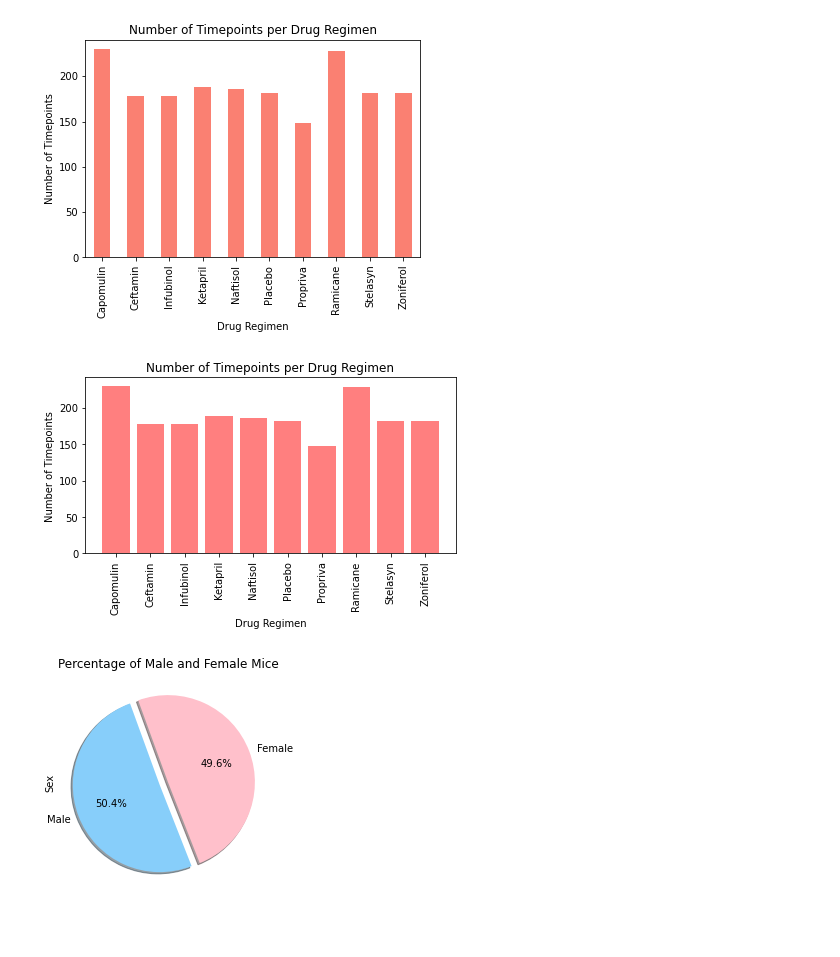
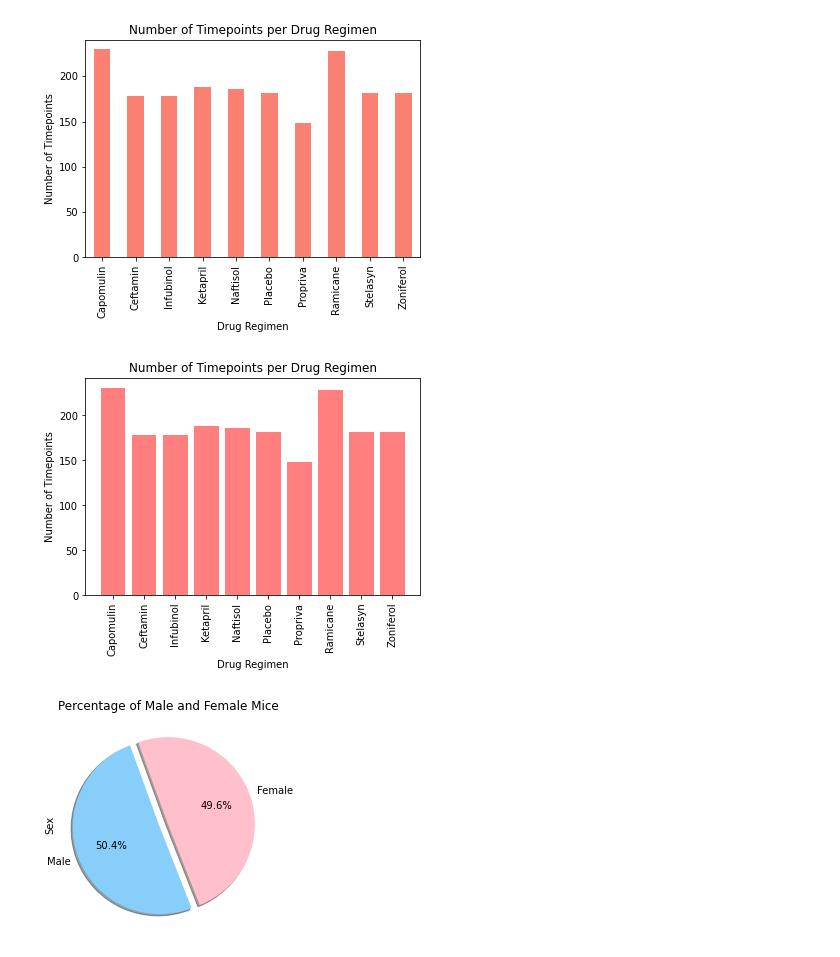
Before and after one commit to cseebec/Pharmaceutical_Analysis_Matplotlib, a Jupyter notebook: pymaceuticals_starter.ipynb, the cells around one changed output. Drawn from its saved outputs; the diff is of its cells as text; code cells hidden in the pictures; blank space fills up the shorter version.

```diff
--- a/pymaceuticals_starter.ipynb
+++ b/pymaceuticals_starter.ipynb
@@ -160,22 +160,22 @@ plt.show()
 # %%
 # Generate a bar plot showing the total number of timepoints for all mice tested for each drug regimen using pyplot.
 x_axis = np.arange(len(regimen_grouped_df))
 plt.bar(x_axis, tumor_count, color='r', alpha=0.5, align="center")
 # Here I am taking the index of the tumor statistics dataframe to get a list of drug regimens . . .
 # So that I can put this as the ticks for the x- axis
 regimen_names = tumor_statistics_df.index
 plt.xticks(x_axis, regimen_names, rotation='90')
 
 ylim =(0, max(tumor_count)+10)
 
 plt.title("Number of Timepoints per Drug Regimen")
 plt.ylabel("Number of Timepoints")
 plt.xlabel("Drug Regimen")
 
-plt.tight_layout()
+#plt.tight_layout()
 plt.show()
 # %% [output]
-[figure, old version]
+[figure, new version]
 # %%
 # # Generate a pie plot showing the distribution of female versus male mice using Pandas
 # Currently the data set has each mouse listed multiple times for each Timepoint so I am going to create a new dataframe with . . .
```
Also changed, not shown: parts of 4 cells of this notebook.
